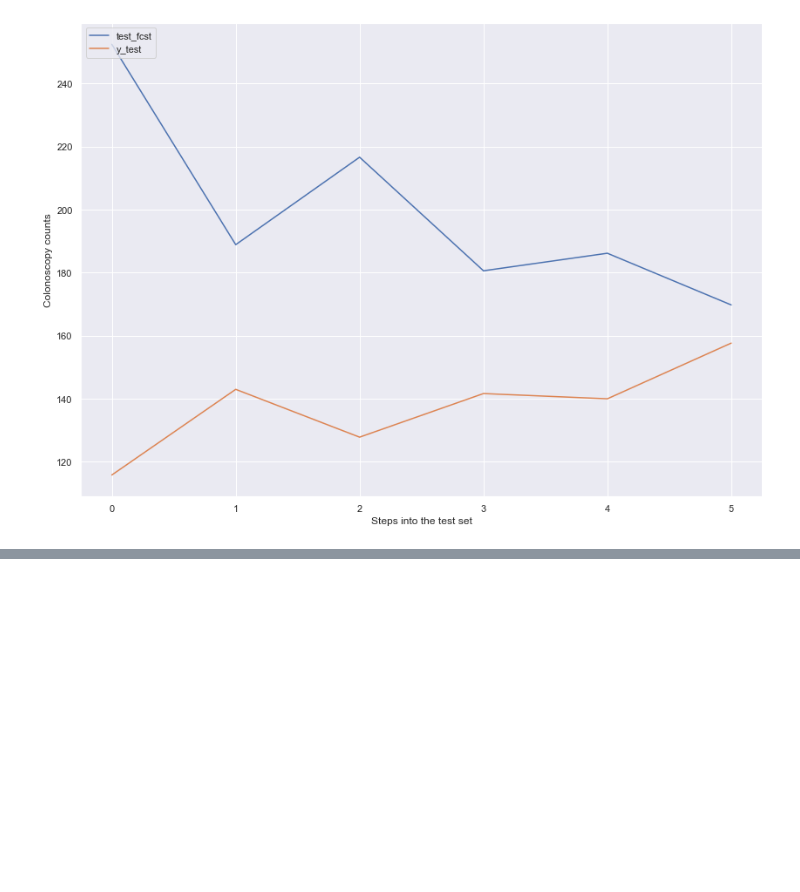
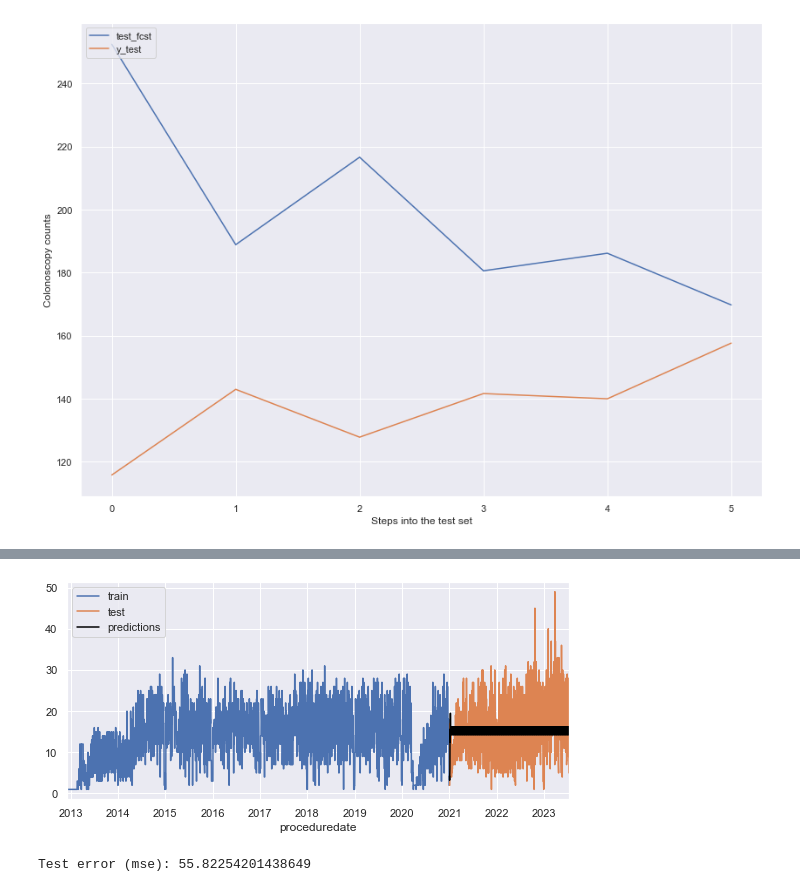
Before and after one commit to raku43/MScDACapstone, a Jupyter notebook: MScDA_Capstone.ipynb, the cells around one changed output, grey strips where cells are left out. Drawn from its saved outputs; the diff is of its cells as text; code cells hidden in the pictures; blank space fills up the shorter version.

Commit message:
data prep for ml
improve RME

```diff
--- a/MScDA_Capstone.ipynb
+++ b/MScDA_Capstone.ipynb
@@ -2659,0 +2664,9 @@ Testing accuracy 0.3276
+# %%
+df_timeseriesD = dfcolraw.groupby(['proceduredate'])['ID'].count()
+df_timeseriesD=pd.DataFrame(df_timeseriesD).reset_index()
+df_timeseriesD=df_timeseriesD.set_index(pd.to_datetime(df_timeseriesD['proceduredate']))
+
+df_timeseriesD = df_timeseriesD.asfreq('D','ffill')
+df_timeseriesD = df_timeseriesD.sort_index()
+df_timeseriesD=df_timeseriesD[['ID']]
+df_timeseriesD.head(100)
@@ -2659,0 +2688,7 @@ Testing accuracy 0.3276
+# %%
+traind = df_timeseriesD[(df_timeseriesD.index < pd.to_datetime("2021-01-01", format='%Y-%m-%d')) ]
+testd = df_timeseriesD[df_timeseriesD.index >= pd.to_datetime("2020-12-31", format='%Y-%m-%d')]
+
+print(traind.shape)
+print(testd.shape)
+testd.tail()
@@ -2659,0 +2705,13 @@ Testing accuracy 0.3276
+# %%
+# Create and train forecaster for Quarter
+# ==============================================================================
+forecaster = ForecasterAutoreg(
+                regressor = RandomForestRegressor(random_state=123),
+                lags = 2
+                )
+
+forecaster.fit(y=traind['ID'])
+# Predictions
+# ==============================================================================
+predictions = forecaster.predict(steps=924)
+predictions.tail(50)
@@ -2659,0 +2736,21 @@ Testing accuracy 0.3276
+# %%
+# Plot
+# ==============================================================================
+fig, ax = plt.subplots(figsize=(9, 4))
+traind['ID'].plot(ax=ax, label='train')
+testd['ID'].plot(ax=ax, label='test')
+predictions.plot(ax=ax, label='predictions',color='black')
+ax.legend();
+# %% [output]
+[figure, added]
+# %%
+# Test error
+# ==============================================================================
+error_mse = mean_squared_error(
+                y_true = testd['ID'],
+                y_pred = predictions
+            )
+
+print(f"Test error (mse): {error_mse}")
+# %% [output]
+Test error (mse): 55.82254201438649
```
Also changed, not shown: parts of 153 cells of this notebook.
